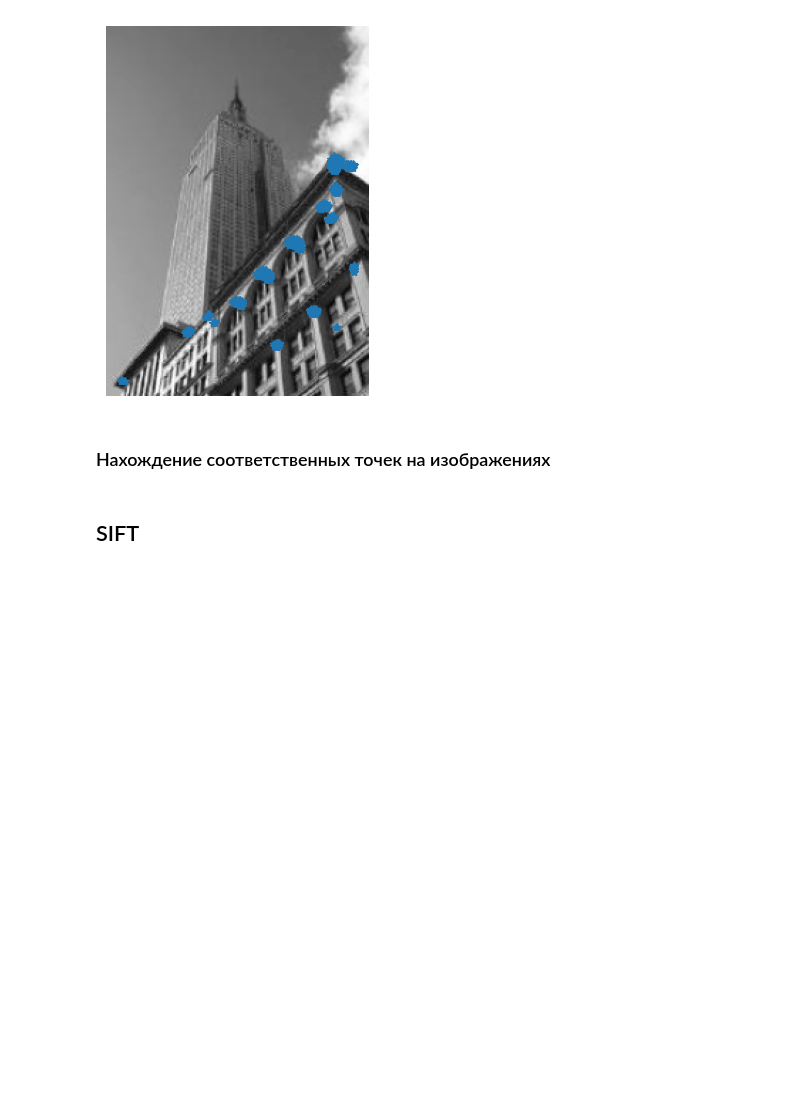
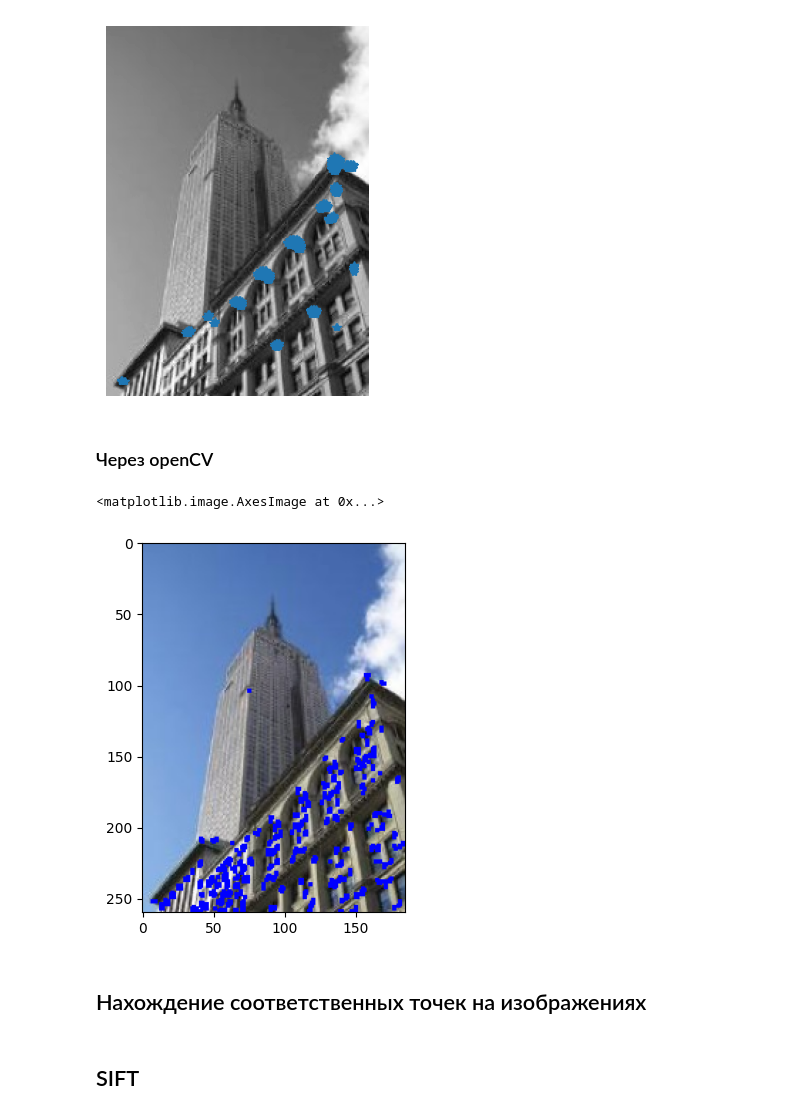
Before and after one commit to AlexeyMarg/ML_models, a Jupyter notebook: computer_vision/2.local_descriptors.ipynb, the cells around one changed output. Cells and saved outputs as stored; diff of their text form; code cells hidden in the pictures; blank space fills up the shorter version.

```diff
--- a/computer_vision/2.local_descriptors.ipynb
+++ b/computer_vision/2.local_descriptors.ipynb
@@ -72,8 +76,34 @@ filtered_coords = get_harris_points(harissim, min_dist=10, threshold=0.5)
 plot_harris_points(img, filtered_coords)
 # %% [output]
 [figure]
+# %% [markdown]
+### Через openCV
+# %%
+img = cv2.imread('pic.jpg')
+img = cv2.cvtColor(img, cv2.COLOR_BGR2RGB)
+gray_img = cv2.cvtColor(img, cv2.COLOR_BGR2GRAY)
+
+# изменить тип данных
+# установка 32-битной плавающей запятой
+operatedImage = np.float32(gray_img)
+
+# применить метод cv2.cornerHarris
+# для определения углов с соответствующими
+# значения в качестве входных параметров
+dest = cv2.cornerHarris(operatedImage, 2, 5, 0.07)
+
+# Результаты отмечены через расширенные углы
+dest = cv2.dilate(dest, None)
+
+# Возвращаясь к исходному изображению,
+# с оптимальным пороговым значением
+img[dest > 0.01 * dest.max()] = [0, 0, 255]
+plt.imshow(img)
+# %% [output]
+<matplotlib.image.AxesImage at 0x...>
+[figure, added]
 # %% [markdown]
-### Нахождение соответственных точек на изображениях
+## Нахождение соответственных точек на изображениях
 # %%
 def get_descriptors(img, filtered_coords, width=5):
     '''для каждой точки вернуть значение пикселей в окрестности шириной 2*width+1'''
```
Also changed, not shown: parts of 7 cells of this notebook, 22 other files.
